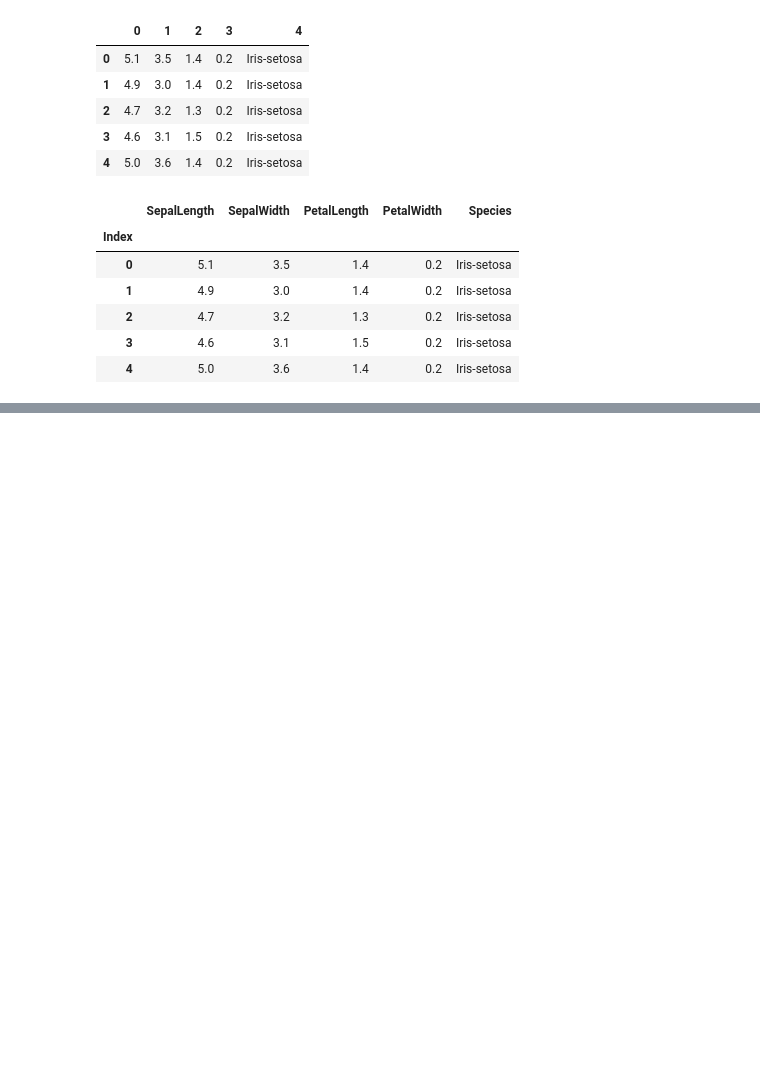
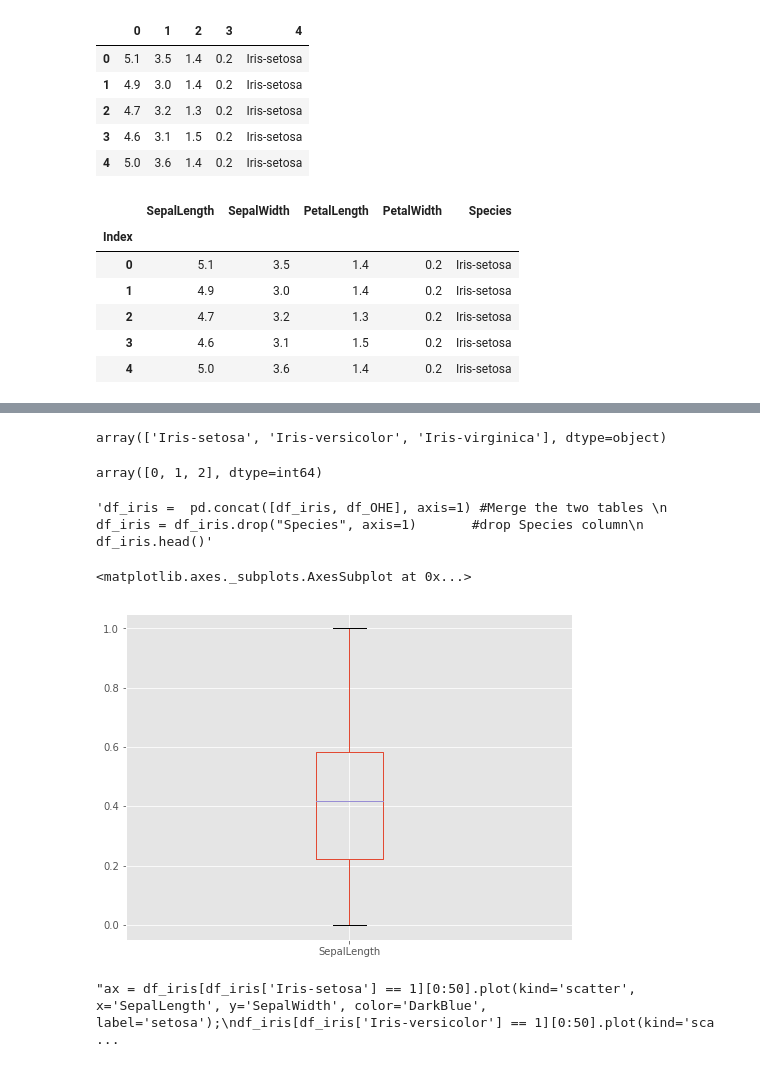
Before and after one commit to Nandit12/Iris, a Jupyter notebook: IRIS.ipynb, the cells around one changed output, grey strips where cells are left out. Saved outputs shown, nothing was run; the diff lists cells and outputs as text; code cells hidden in the pictures; blank space fills up the shorter version.

```diff
--- a/IRIS.ipynb
+++ b/IRIS.ipynb
@@ -1,4 +1,8 @@
 # %%
+%matplotlib inline
+import matplotlib as mpl
+import matplotlib.pyplot as plt
+mpl.style.use('ggplot')
 import pandas as pd
 path = r'''C:\Users\nandit-pc\Downloads/iris.data '''
 path2 = r'''C:\Users\nandit-pc\Downloads/iris.names'''
@@ -28,0 +53,3 @@ df_iris.head()
+# %%
+df_iris["SepalLength"]=(df_iris["SepalLength"]-df_iris["SepalLength"].min())/(df_iris["SepalLength"].max()-df_iris["SepalLength"].min())
+df_iris.head()  #Normalizing data using min-max method (not working as x) x=(x-x.min())/(x.max()-x.min())
@@ -28,0 +64,7 @@ df_iris.head()
+# %%
+df_iris["SepalWidth"]=(df_iris["SepalWidth"]-df_iris["SepalWidth"].min())/(df_iris["SepalWidth"].max()-df_iris["SepalWidth"].min())
+
+df_iris["PetalLength"]=(df_iris["PetalLength"]-df_iris["PetalLength"].min())/(df_iris["PetalLength"].max()-df_iris["PetalLength"].min())
+
+df_iris["PetalWidth"]=(df_iris["PetalWidth"]-df_iris["PetalWidth"].min())/(df_iris["PetalWidth"].max()-df_iris["PetalWidth"].min())
+df_iris.head()
@@ -28,0 +79,34 @@ df_iris.head()
+# %%
+df_iris["Species"].unique()
+# %% [output]
+array(['Iris-setosa', 'Iris-versicolor', 'Iris-virginica'], dtype=object)
+# %%
+from sklearn.preprocessing import LabelEncoder
+labelencoder = LabelEncoder()
+df_iris["Species"] = labelencoder.fit_transform(df_iris["Species"]) #df_OHE= pd.get_dummies(df_iris["Species"])
+         #df_OHE.head(5)
+df_iris["Species"].unique()
+# %% [output]
+array([0, 1, 2], dtype=int64)
+# %%
+'''df_iris =  pd.concat([df_iris, df_OHE], axis=1) #Merge the two tables
+       df_iris = df_iris.drop("Species", axis=1)       #drop Species column
+       df_iris.head()'''
+# %% [output]
+'df_iris =  pd.concat([df_iris, df_OHE], axis=1) #Merge the two tables \n       df_iris = df_iris.drop("Species", axis=1)       #drop Species column\n       df_iris.head()'
+# %%
+import pylab as pl
+import numpy as np
+import scipy.optimize as opt
+from sklearn import preprocessing
+from sklearn.model_selection import train_test_split
+df_iris["SepalLength"].plot(kind='box', figsize=(8, 6))
+# %% [output]
+<matplotlib.axes._subplots.AxesSubplot at 0x...>
+[figure, added]
+# %%
+'''ax = df_iris[df_iris['Iris-setosa'] == 1][0:50].plot(kind='scatter', x='SepalLength', y='SepalWidth', color='DarkBlue', label='setosa');
+df_iris[df_iris['Iris-versicolor'] == 1][0:50].plot(kind='scatter', x='SepalLength', y='SepalWidth', color='Yellow', label='versicolor', ax=ax);
+plt.show()'''
+# %% [output]
+"ax = df_iris[df_iris['Iris-setosa'] == 1][0:50].plot(kind='scatter', x='SepalLength', y='SepalWidth', color='DarkBlue', label='setosa');\ndf_iris[df_iris['Iris-versicolor'] == 1][0:50].plot(kind='sca ...
```
Also changed, not shown: parts of 16 cells of this notebook.
